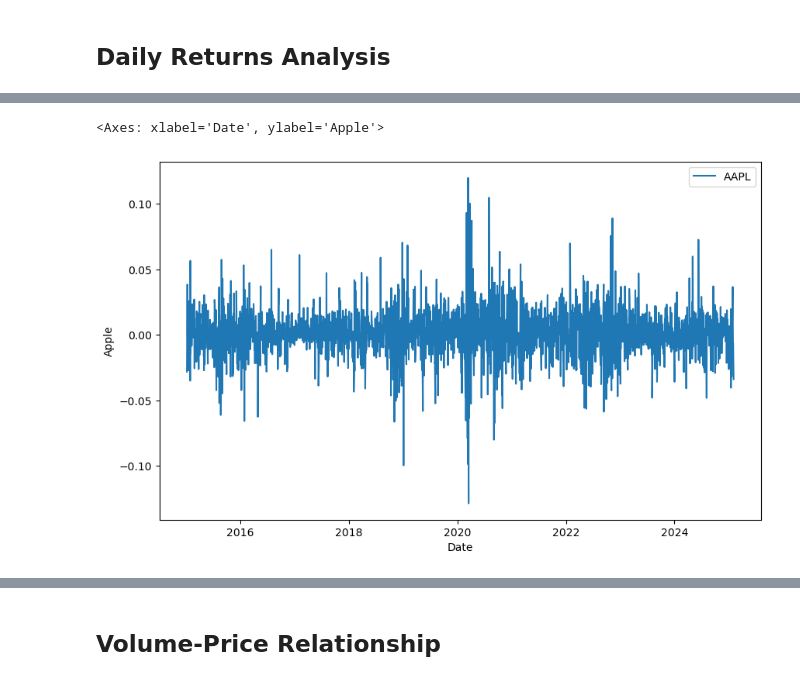
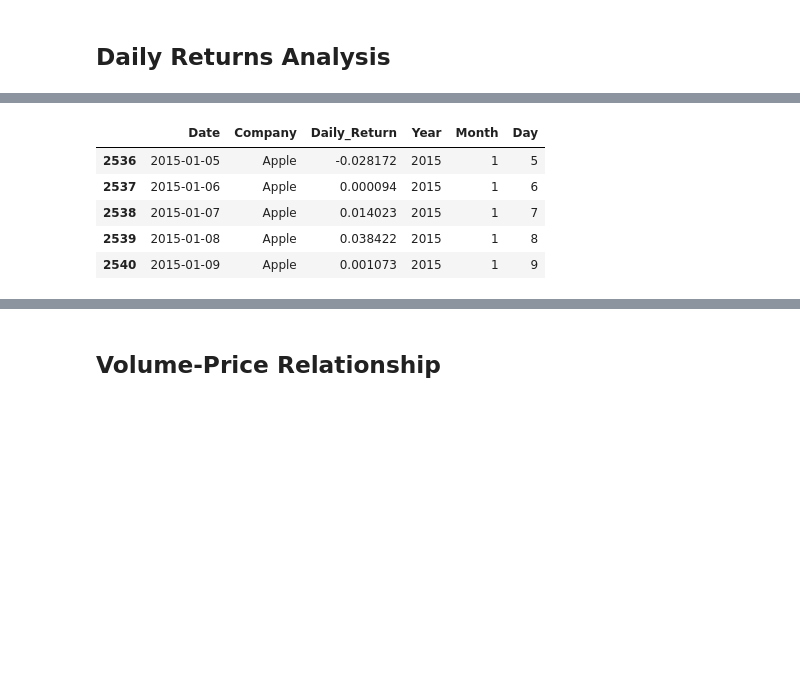
Before and after one commit to modyreturn/Stock-Market-Analysis, a Jupyter notebook: Stock_Analysis.ipynb, the cells around one changed output, grey strips where cells are left out. Saved outputs shown, nothing was run; the diff lists cells and outputs as text; code cells hidden in the pictures; blank space fills up the shorter version.

```diff
--- a/Stock_Analysis.ipynb
+++ b/Stock_Analysis.ipynb
@@ -400,6 +381,25 @@ returns_df
-# %%
-plt.figure(figsize=(10, 6))
-sns.lineplot(data=returns_df, x='Date', y='Apple', label='AAPL')
-# %% [output]
-<Axes: xlabel='Date', ylabel='Apple'>
-[figure, removed]
+# %%
+# Daily Returns
+# Calculate daily returns
+returns_df = pivot_df.pct_change().reset_index()
+returns_df = returns_df.dropna()
+returns_df.columns.name = 'Company' # Set the index name to 'Date'
+# Melt the DataFrame to long format for easier plotting
+returns_df_melted = returns_df.melt(id_vars='Date', var_name='Company', value_name='Daily_Return')
+returns_df_melted['Year'] = returns_df_melted['Date'].dt.year
+returns_df_melted['Month'] = returns_df_melted['Date'].dt.month
+returns_df_melted['Day'] = returns_df_melted['Date'].dt.day
+df_Apple = returns_df_melted[returns_df_melted['Company'] == 'Apple']
+df_Amazon = returns_df_melted[returns_df_melted['Company'] == 'Amazon']
+df_Microsoft = returns_df_melted[returns_df_melted['Company'] == 'Microsoft']
+df_Tesla = returns_df_melted[returns_df_melted['Company'] == 'Tesla']
+df_Google = returns_df_melted[returns_df_melted['Company'] == 'Google']
+
+df_Apple.head()
+# %% [output]
+|  | Date | Company | Daily_Return | Year | Month | Day |
+| 2536 | 2015-01-05 | Apple | -0.028172 | 2015 | 1 | 5 |
+| 2537 | 2015-01-06 | Apple | 0.000094 | 2015 | 1 | 6 |
+| 2538 | 2015-01-07 | Apple | 0.014023 | 2015 | 1 | 7 |
+| 2539 | 2015-01-08 | Apple | 0.038422 | 2015 | 1 | 8 |
+| 2540 | 2015-01-09 | Apple | 0.001073 | 2015 | 1 | 9 |
```
Also changed, not shown: parts of 4 cells of this notebook.
